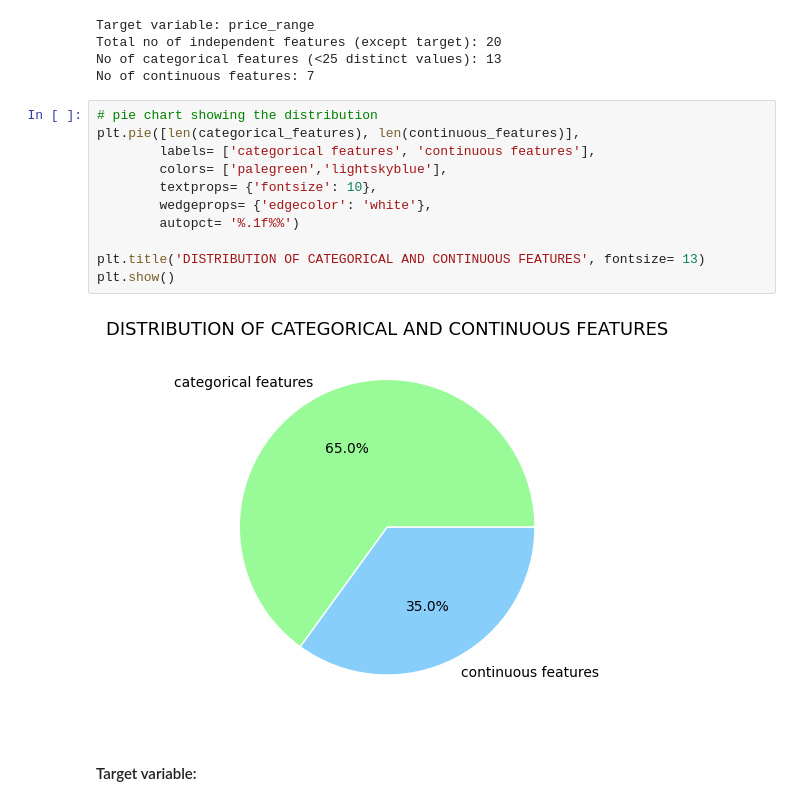
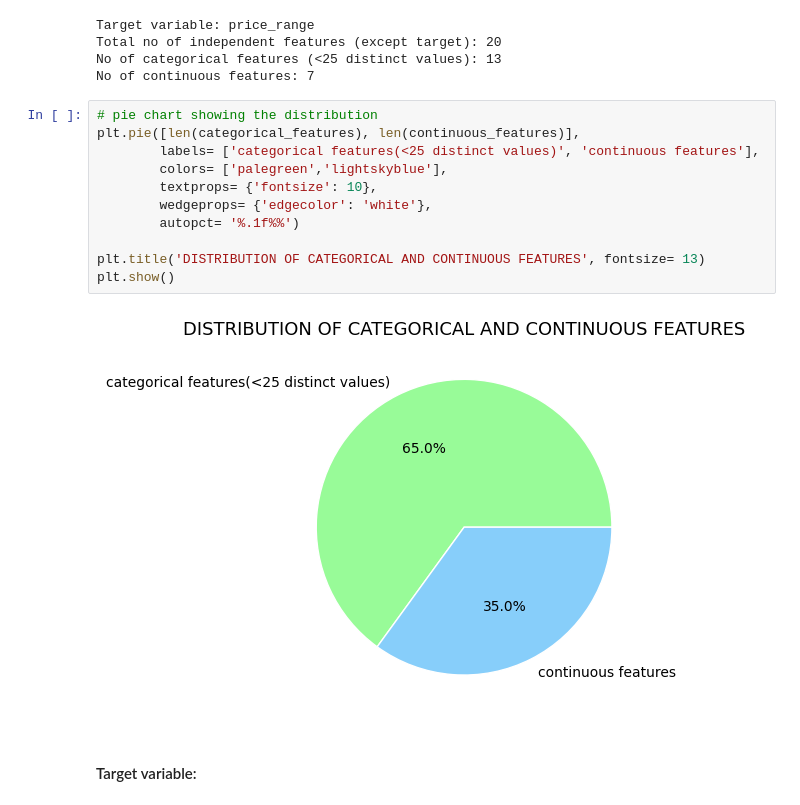
Before and after one commit to shanusaras/Capstone_Projects, a Jupyter notebook: Project_01_Cellphone_price_prediction.ipynb, the cells around one changed output. Saved outputs shown, nothing was run; the diff lists cells and outputs as text.

```diff
--- a/Project_01_Cellphone_price_prediction.ipynb
+++ b/Project_01_Cellphone_price_prediction.ipynb
@@ -246,16 +265,16 @@ No of continuous features: 7
 # %%
 # pie chart showing the distribution
 plt.pie([len(categorical_features), len(continuous_features)],
-        labels= ['categorical features', 'continuous features'],
+        labels= ['categorical features(<25 distinct values)', 'continuous features'],
         colors= ['palegreen','lightskyblue'],
         textprops= {'fontsize': 10},
         wedgeprops= {'edgecolor': 'white'},
         autopct= '%.1f%%')
 
 plt.title('DISTRIBUTION OF CATEGORICAL AND CONTINUOUS FEATURES', fontsize= 13)
 plt.show()
 # %% [output]
-[figure, old version]
+[figure, new version]
 # %% [markdown]
 #### Target variable:
 # %%
```
Also changed, not shown: parts of 14 cells of this notebook.
